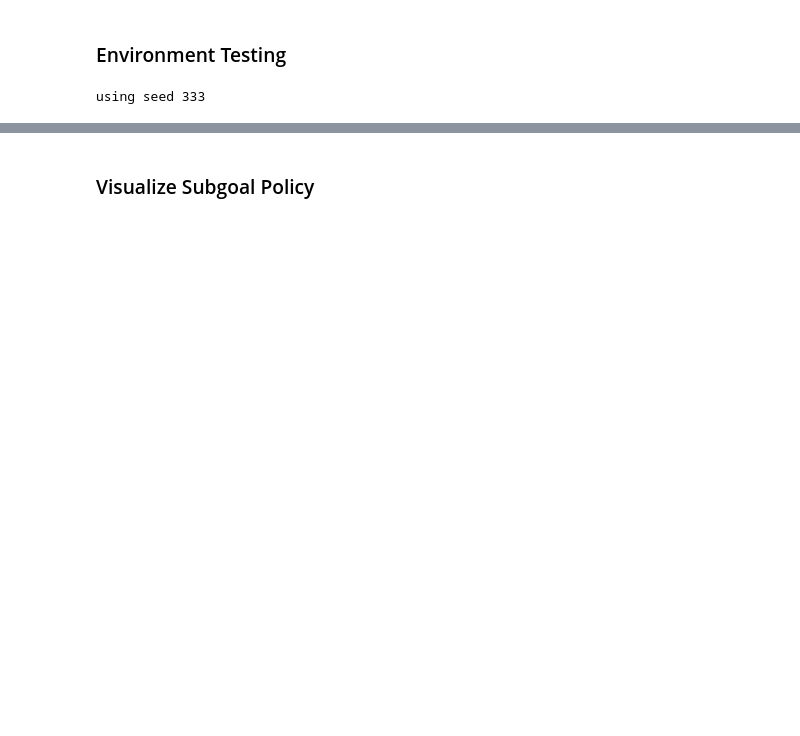
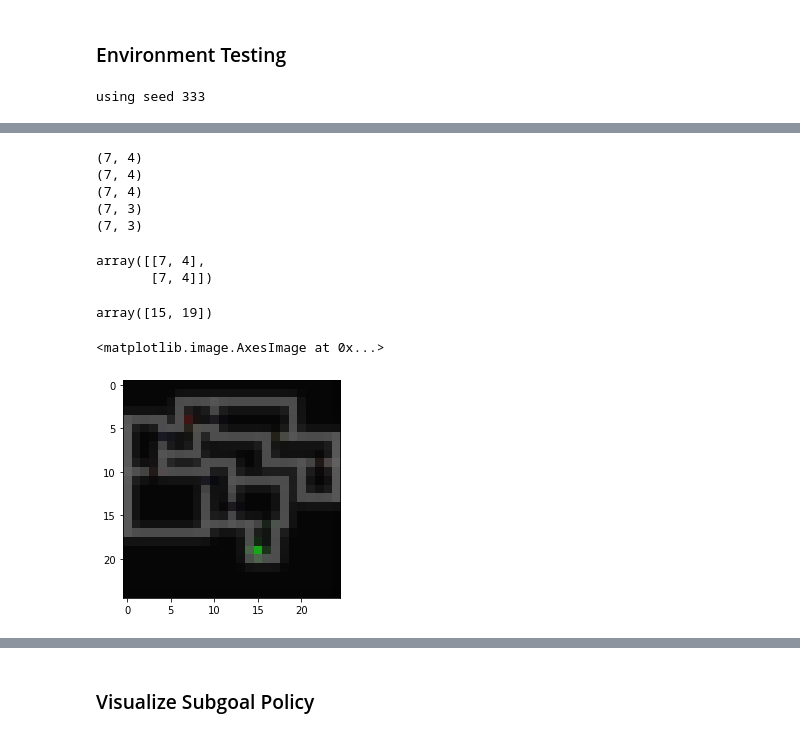
Before and after one commit to 2016choang/sfl, a Jupyter notebook: playground/new-envs.ipynb, the cells around one changed output, grey strips where cells are left out. Drawn from its saved outputs; the diff is of its cells as text; code cells hidden in the pictures; blank space fills up the shorter version.

Commit message:
Partial obs

```diff
--- a/playground/new-envs.ipynb
+++ b/playground/new-envs.ipynb
@@ -190,7 +135,11 @@ with open('../experiments/configs/test.json') as f:
     config = json.load(f)
 
 mode = config['mode']
-minigrid_config = config['eval_env']
+minigrid_config = config['env']
+minigrid_config['seed'] = 0
+minigrid_config['size'] = [25, 25]
+# minigrid_config['partial'] = True
+# minigrid_config['tile_size'] = 8
 env_id=None
 set_seed(config['seed'])
 
@@ -199,0 +170,25 @@ using seed 333
+# %%
+for t in map(tuple, B):
+    print(t)
+# %% [output]
+(7, 4)
+(7, 4)
+(7, 4)
+(7, 3)
+(7, 3)
+# %%
+B[[1, 2]]
+# %% [output]
+array([[7, 4],
+       [7, 4]])
+# %%
+obs = env.reset()
+# %%
+env.goal_pos
+# %% [output]
+array([15, 19])
+# %%
+plt.imshow(obs)
+# %% [output]
+<matplotlib.image.AxesImage at 0x...>
+[figure, added]
```
Also changed, not shown: parts of 52 cells of this notebook, 18 other files.
